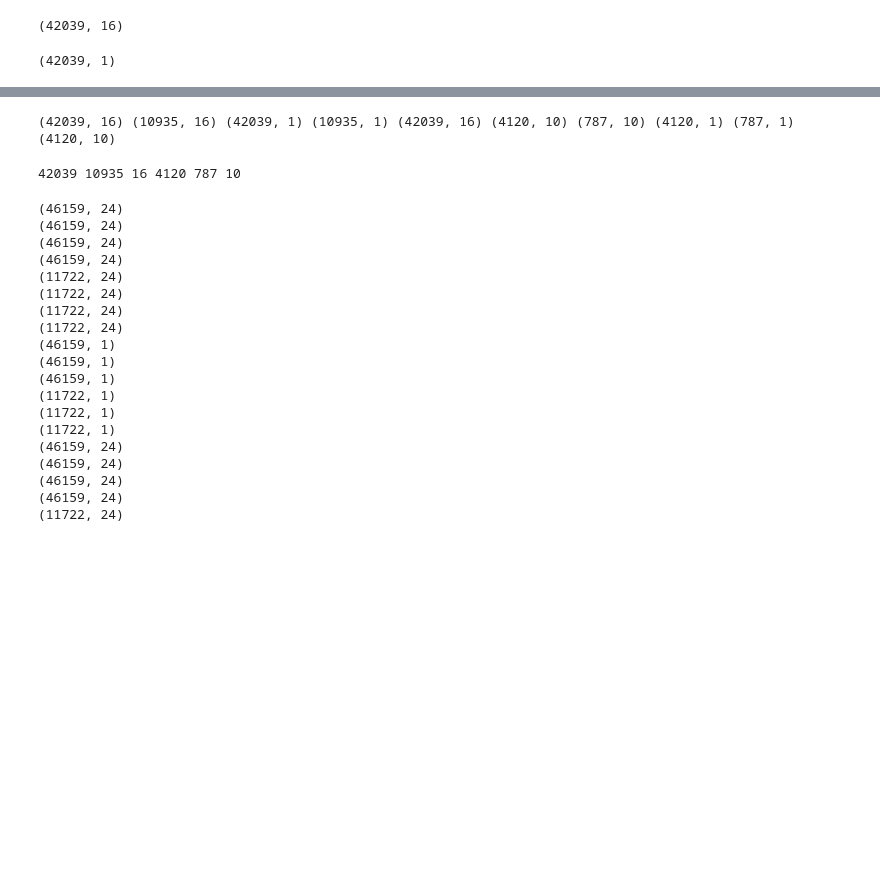
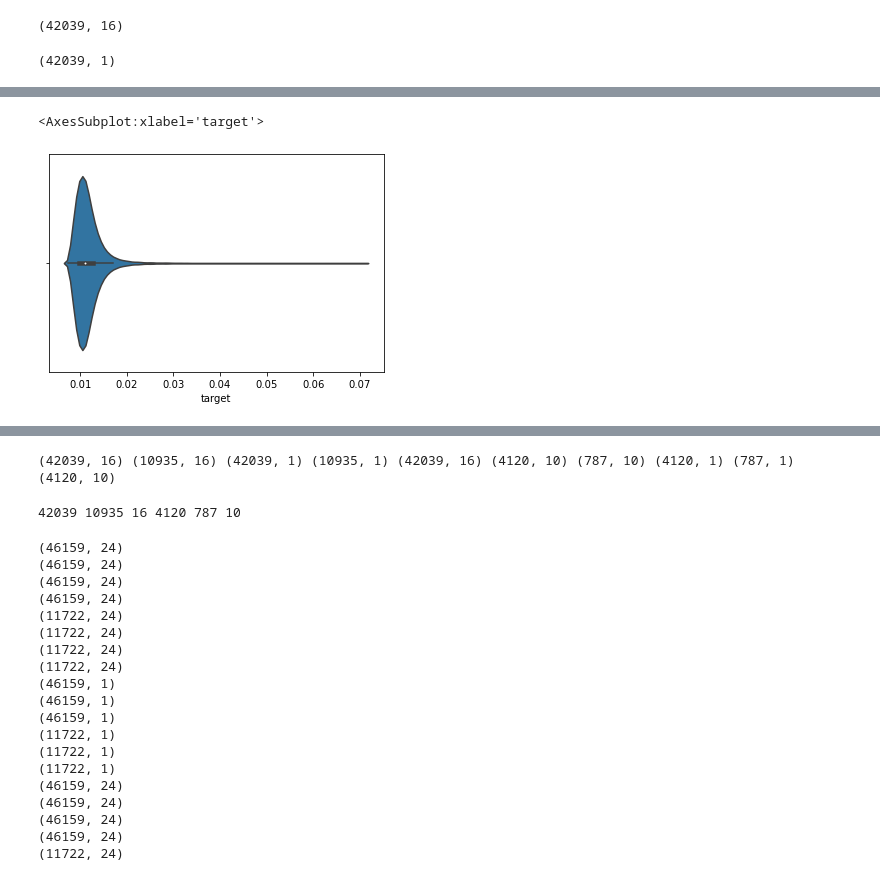
Before and after one commit to kiranfranklin999/rajesh, a Jupyter notebook: test.ipynb, the cells around one changed output, grey strips where cells are left out. Drawn from its saved outputs; the diff is of its cells as text; code cells hidden in the pictures; blank space fills up the shorter version.

```diff
--- a/test.ipynb
+++ b/test.ipynb
@@ -19,0 +54,5 @@ y_subCdTr.shape
+# %%
+sns.violinplot(x=indep['target'])
+# %% [output]
+<AxesSubplot:xlabel='target'>
+[figure, added]
```
Also changed, not shown: parts of 26 cells of this notebook.
